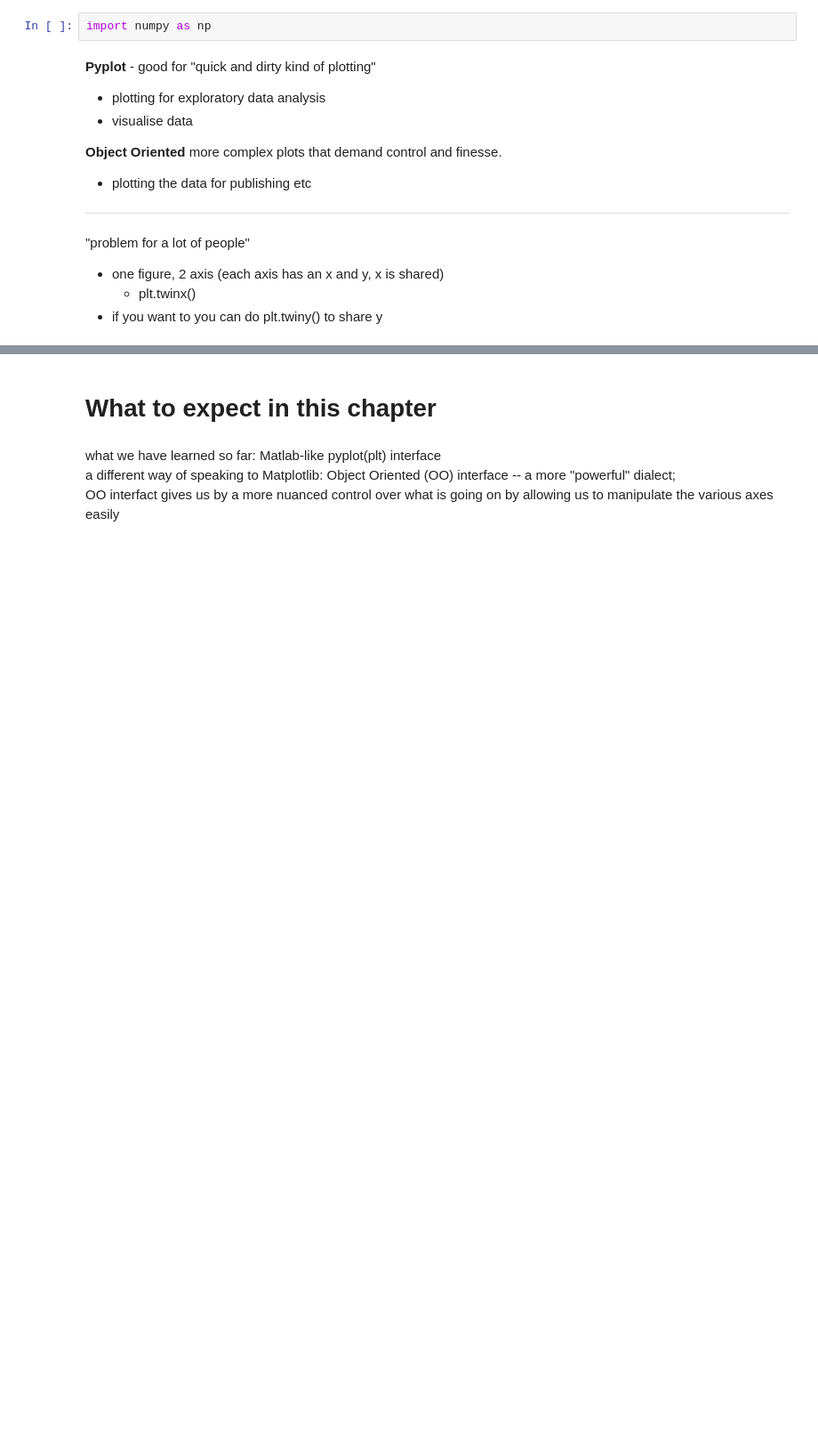
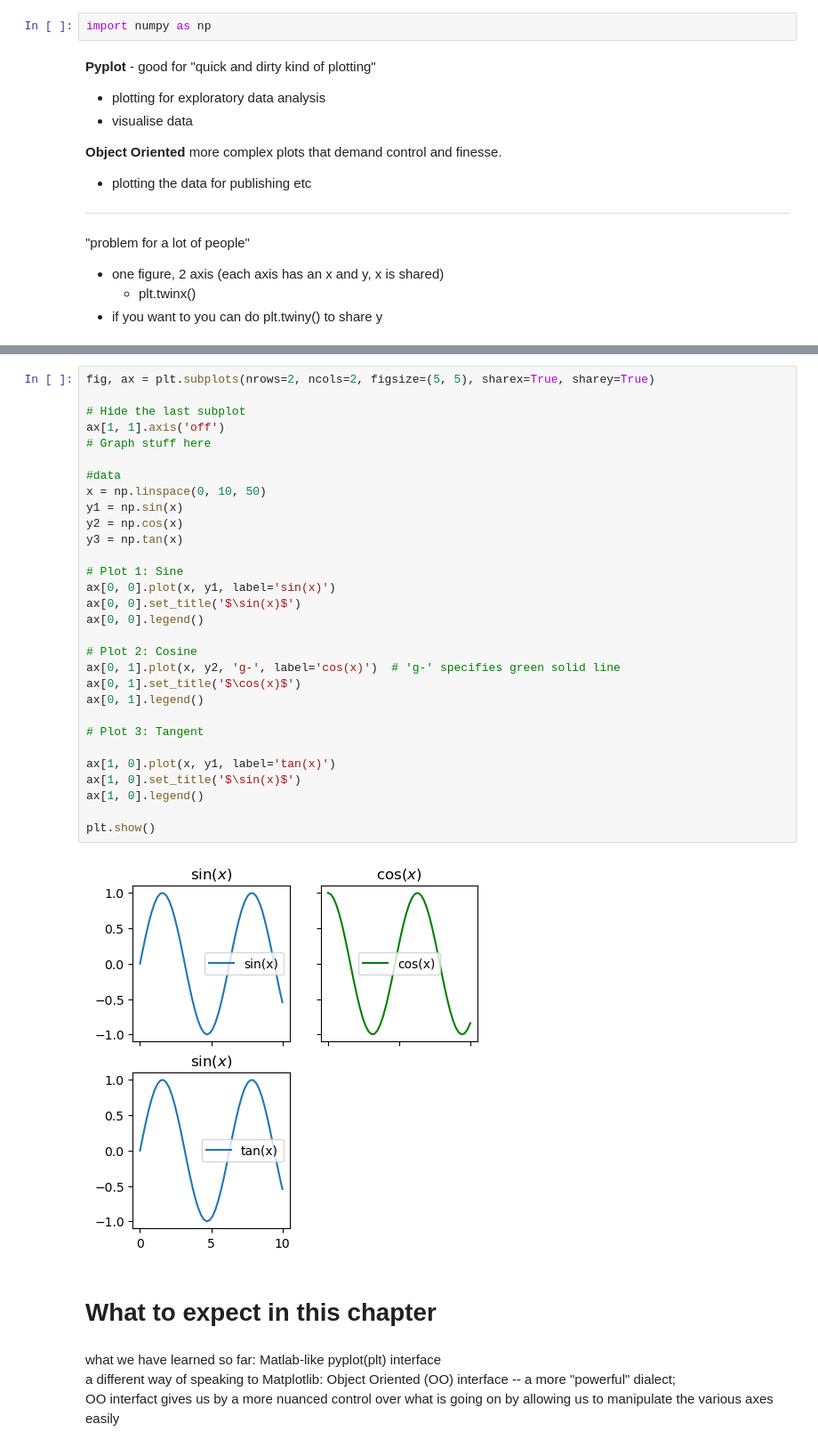
Before and after one commit to SPS-SP2273/learning-portfolio-TeresaGraceL, a Jupyter notebook: plotting/plotting_(good).ipynb, the cells around one changed output, grey strips where cells are left out. Shown at 89% size. Drawn from its saved outputs; the diff is of its cells as text; blank space fills up the shorter version.

Commit message:
made a plot with one axes in the figure hidden in plotting_(good)

```diff
--- a/plotting/plotting_(good).ipynb
+++ b/plotting/plotting_(good).ipynb
@@ -20,3 +32,35 @@ import numpy as np
+# %%
+fig, ax = plt.subplots(nrows=2, ncols=2, figsize=(5, 5), sharex=True, sharey=True)
+
+# Hide the last subplot
+ax[1, 1].axis('off')
+# Graph stuff here
+
+#data
+x = np.linspace(0, 10, 50)
+y1 = np.sin(x)
+y2 = np.cos(x)
+y3 = np.tan(x)
+
+# Plot 1: Sine
+ax[0, 0].plot(x, y1, label='sin(x)')
+ax[0, 0].set_title('$\sin(x)$')
+ax[0, 0].legend()
+
+# Plot 2: Cosine
+ax[0, 1].plot(x, y2, 'g-', label='cos(x)')  # 'g-' specifies green solid line
+ax[0, 1].set_title('$\cos(x)$')
+ax[0, 1].legend()
+
+# Plot 3: Tangent
+
+ax[1, 0].plot(x, y1, label='tan(x)')
+ax[1, 0].set_title('$\sin(x)$')
+ax[1, 0].legend()
+
+plt.show()
+# %% [output]
+[figure, added]
 # %% [markdown]
 # What to expect in this chapter
 # %% [markdown]
```
Also changed, not shown: parts of 2 cells of this notebook.
